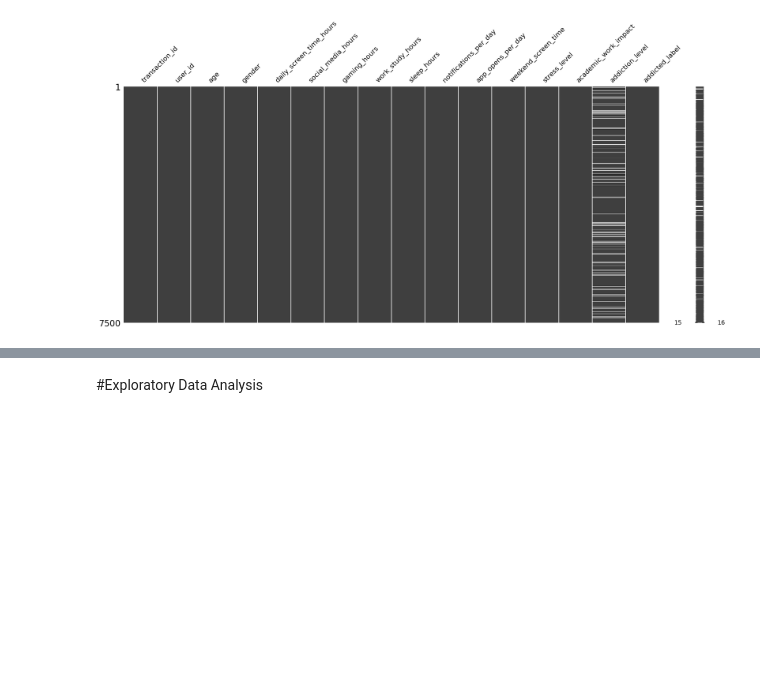
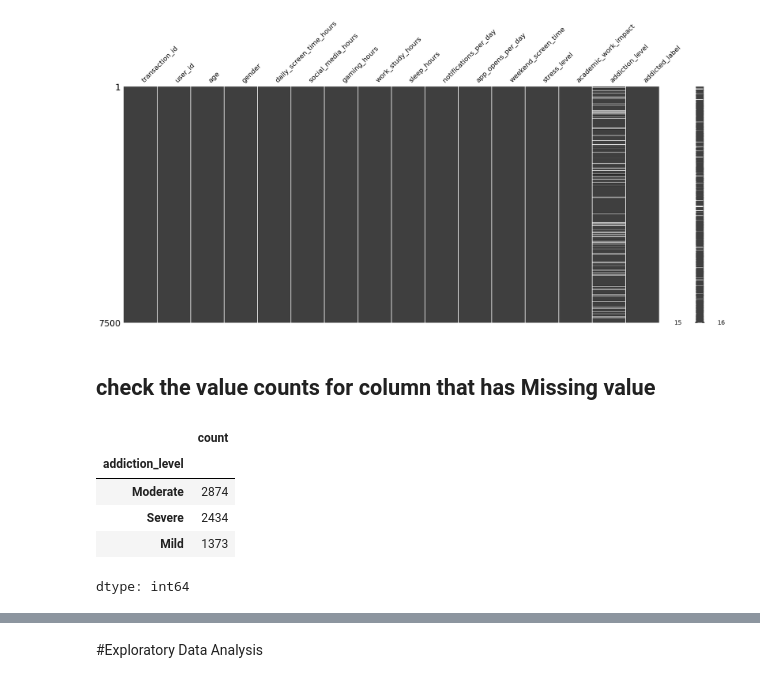
Before and after one commit to abeeraz379/Smartphone-Usage-Addiction-Analysis-, a Jupyter notebook: Smartphone_Usage_&_Addiction_Analysis_.ipynb, the cells around one changed output, grey strips where cells are left out. Saved outputs shown, nothing was run; the diff lists cells and outputs as text; code cells hidden in the pictures; blank space fills up the shorter version.

```diff
--- a/Smartphone_Usage_&_Addiction_Analysis_.ipynb
+++ b/Smartphone_Usage_&_Addiction_Analysis_.ipynb
@@ -114,3 +114,14 @@ msno.matrix(df)
 # %% [output]
 <Axes: >
 [figure]
+# %% [markdown]
+## check the value counts for column that has Missing value
+# %%
+df['addiction_level'].value_counts()
+# %% [output]
+|  | count |
+| addiction_level |  |
+| Moderate | 2874 |
+| Severe | 2434 |
+| Mild | 1373 |
+dtype: int64
```
Also changed, not shown: parts of 7 cells of this notebook.
